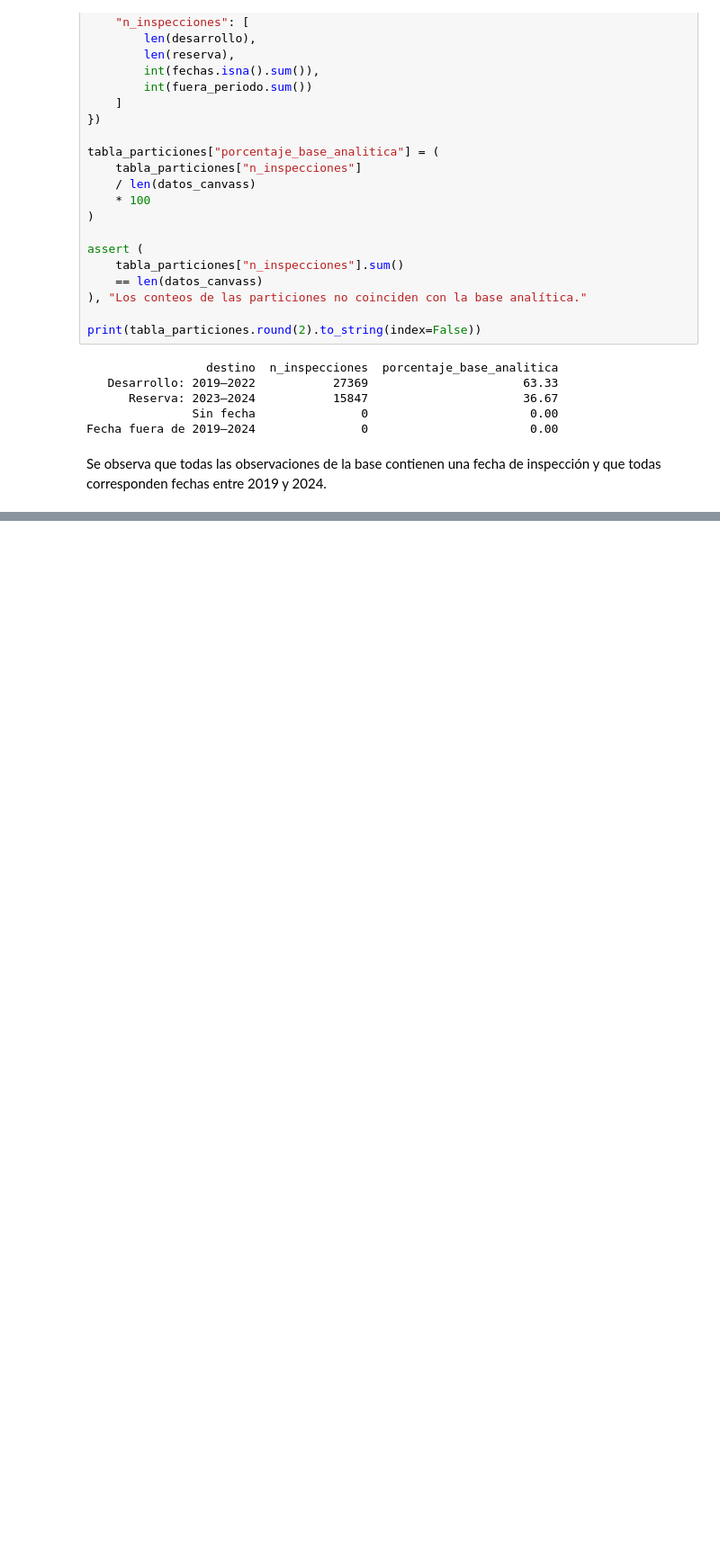
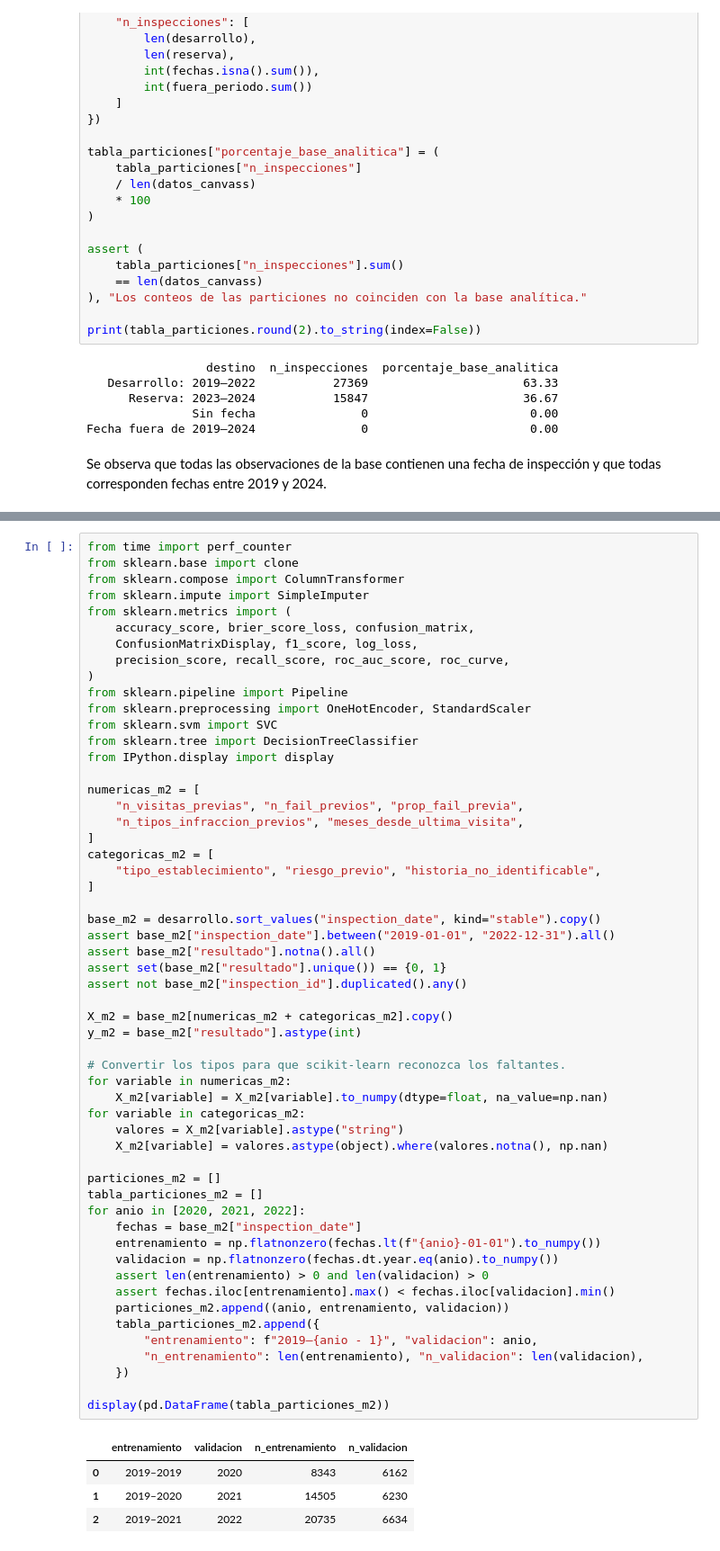
Before and after one commit to jpmondaca/Proyecto-Topicos, a Jupyter notebook: main.ipynb, the cells around one changed output, grey strips where cells are left out. Shown at 90% size. Saved outputs shown, nothing was run; the diff lists cells and outputs as text; blank space fills up the shorter version.

```diff
--- a/main.ipynb
+++ b/main.ipynb
@@ -1408,0 +1470,60 @@ Se observa que todas las observaciones de la base contienen una fecha de inspecc
+# %%
+from time import perf_counter
+from sklearn.base import clone
+from sklearn.compose import ColumnTransformer
+from sklearn.impute import SimpleImputer
+from sklearn.metrics import (
+    accuracy_score, brier_score_loss, confusion_matrix,
+    ConfusionMatrixDisplay, f1_score, log_loss,
+    precision_score, recall_score, roc_auc_score, roc_curve,
+)
+from sklearn.pipeline import Pipeline
+from sklearn.preprocessing import OneHotEncoder, StandardScaler
+from sklearn.svm import SVC
+from sklearn.tree import DecisionTreeClassifier
+from IPython.display import display
+
+numericas_m2 = [
+    "n_visitas_previas", "n_fail_previos", "prop_fail_previa",
+    "n_tipos_infraccion_previos", "meses_desde_ultima_visita",
+]
+categoricas_m2 = [
+    "tipo_establecimiento", "riesgo_previo", "historia_no_identificable",
+]
+
+base_m2 = desarrollo.sort_values("inspection_date", kind="stable").copy()
+assert base_m2["inspection_date"].between("2019-01-01", "2022-12-31").all()
+assert base_m2["resultado"].notna().all()
+assert set(base_m2["resultado"].unique()) == {0, 1}
+assert not base_m2["inspection_id"].duplicated().any()
+
+X_m2 = base_m2[numericas_m2 + categoricas_m2].copy()
+y_m2 = base_m2["resultado"].astype(int)
+
+# Convertir los tipos para que scikit-learn reconozca los faltantes.
+for variable in numericas_m2:
+    X_m2[variable] = X_m2[variable].to_numpy(dtype=float, na_value=np.nan)
+for variable in categoricas_m2:
+    valores = X_m2[variable].astype("string")
+    X_m2[variable] = valores.astype(object).where(valores.notna(), np.nan)
+
+particiones_m2 = []
+tabla_particiones_m2 = []
+for anio in [2020, 2021, 2022]:
+    fechas = base_m2["inspection_date"]
+    entrenamiento = np.flatnonzero(fechas.lt(f"{anio}-01-01").to_numpy())
+    validacion = np.flatnonzero(fechas.dt.year.eq(anio).to_numpy())
+    assert len(entrenamiento) > 0 and len(validacion) > 0
+    assert fechas.iloc[entrenamiento].max() < fechas.iloc[validacion].min()
+    particiones_m2.append((anio, entrenamiento, validacion))
+    tabla_particiones_m2.append({
+        "entrenamiento": f"2019–{anio - 1}", "validacion": anio,
+        "n_entrenamiento": len(entrenamiento), "n_validacion": len(validacion),
+    })
+
+display(pd.DataFrame(tabla_particiones_m2))
+# %% [output]
+|  | entrenamiento | validacion | n_entrenamiento | n_validacion |
+| 0 | 2019–2019 | 2020 | 8343 | 6162 |
+| 1 | 2019–2020 | 2021 | 14505 | 6230 |
+| 2 | 2019–2021 | 2022 | 20735 | 6634 |
```
Also changed, not shown: parts of 20 cells of this notebook.
